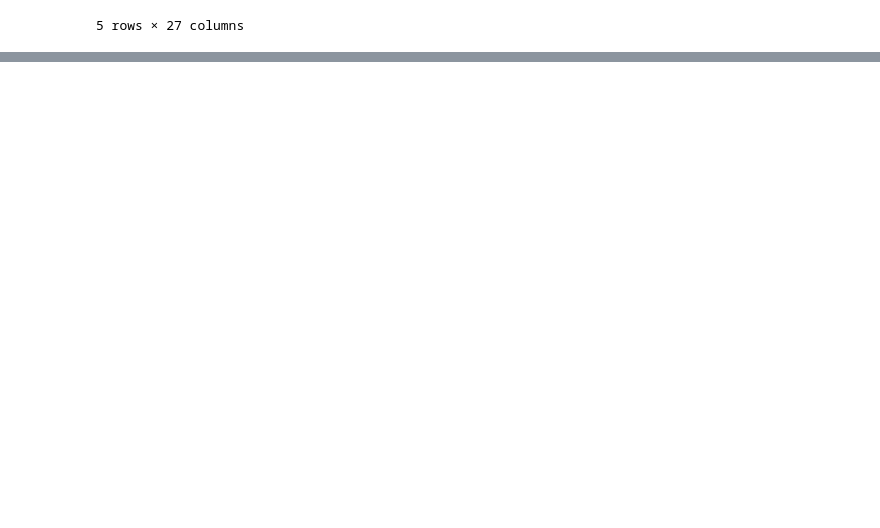
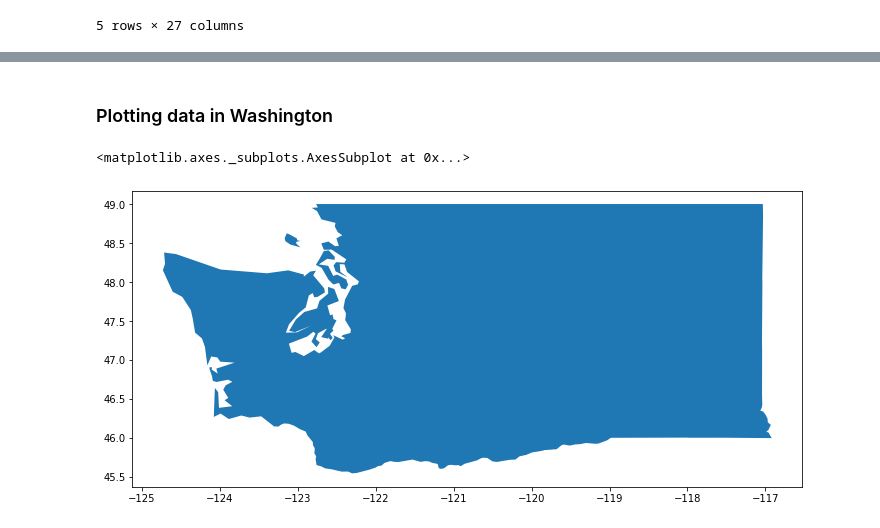
Before and after one commit to varsha2509/Springboard-DS, a Jupyter notebook: Capstone1/Idea1/Project1-Idea1.ipynb, the cells around one changed output, grey strips where cells are left out. Saved outputs shown, nothing was run; the diff lists cells and outputs as text; code cells hidden in the pictures; blank space fills up the shorter version.

```diff
--- a/Capstone1/Idea1/Project1-Idea1.ipynb
+++ b/Capstone1/Idea1/Project1-Idea1.ipynb
@@ -172,0 +176,12 @@ geo_df[geo_df['State'] == 'Texas'].plot(ax = ax, color = 'red', marker = "+", ma
+# %% [markdown]
+### Plotting data in Washington
+# %%
+usa = gpd.read_file('../Idea1/states_21basic/states.shp')
+usa.drop(usa[usa['STATE_NAME'] =='Alaska'].index, inplace=True)
+# %%
+WA = usa[usa.STATE_ABBR == 'WA']
+fig, ax = plt.subplots(figsize = (12,12))
+WA.plot(ax = ax)
+# %% [output]
+<matplotlib.axes._subplots.AxesSubplot at 0x...>
+[figure, added]
```
Also changed, not shown: parts of 2 cells of this notebook.
